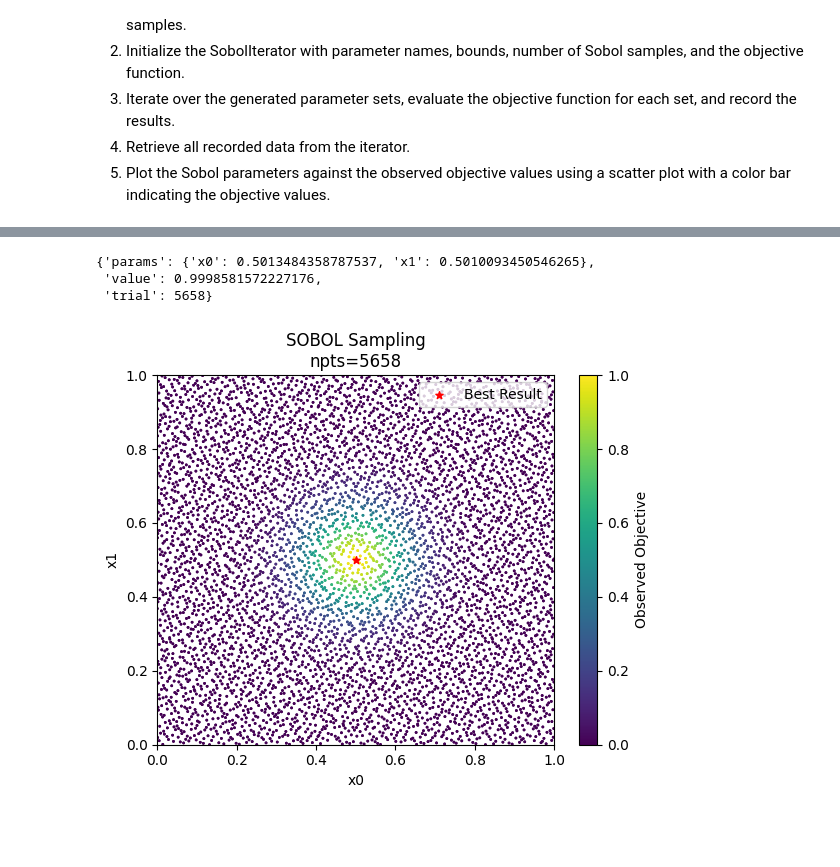
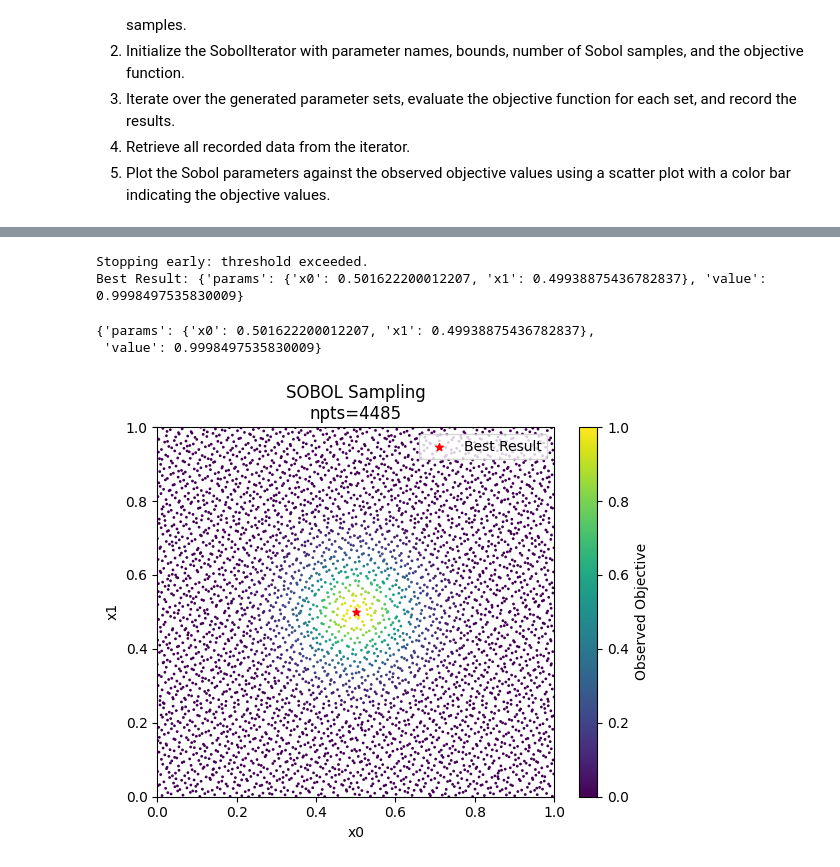
Before and after one commit to dnzckn/BasicBO, a Jupyter notebook: SOBOL_tutorial.ipynb, the cells around one changed output, grey strips where cells are left out. Cells and saved outputs as stored; diff of their text form; code cells hidden in the pictures; blank space fills up the shorter version.

```diff
--- a/SOBOL_tutorial.ipynb
+++ b/SOBOL_tutorial.ipynb
@@ -46,31 +14,67 @@ Stopping early: threshold exceeded.
+# %%
+from BO_Iterator import SobolIterator, SyntheticGaussian
+
+# Define the optimization parameters
+param_names = ["x0", "x1"]
+param_bounds = [(0, 1), (0, 1)]
+
+# Define the objective function
+objective_function = SyntheticGaussian(centers=[0.5, 0.5], sigma=0.1, n_samples=1).read
+
+# Initialize the Sobol Iterator
+iterator = SobolIterator(
+    param_names=param_names,
+    param_bounds=param_bounds,
+    n_sobol=1e5,  # Number of Sobol samples
+    objective_function=objective_function,  # Objective function to evaluate
+    threshold=0.9995,  # Stopping threshold
+    maximize=True,  # Whether to maximize or minimize
+)
+
+# Run the optimization loop
+trial = 0
+for param_dict in iterator:
+    objective = iterator.evaluate_objective(param_dict)
+    trial += 1
+
+# Retrieve the best parameters and value from the iterator
+best_result = {"params": iterator.best_params, "value": iterator.best_value}
+
+# Retrieve all recorded data
+data = iterator.get_all_data()
+
+# Display results
+print("Best Result:", best_result)
+# %% [output]
+Stopping early: threshold exceeded.
+Best Result: {'params': {'x0': 0.501622200012207, 'x1': 0.49938875436782837}, 'value': 0.9998497535830009}
 # %%
 best_result
 # %% [output]
-{'params': {'x0': 0.5013484358787537, 'x1': 0.5010093450546265},
- 'value': 0.9998581572227176,
- 'trial': 5658}
+{'params': {'x0': 0.501622200012207, 'x1': 0.49938875436782837},
+ 'value': 0.9998497535830009}
 # %%
 import matplotlib.pyplot as plt
 import numpy as np
 
 param_names = iterator.param_names
-sobol_params = np.array([[d[name] for name in param_names] for d in data['sobol_params']])
-observed_objective = [obj[0] for obj in data['observed_objective']]
+sobol_params = np.array([[d[name] for name in param_names] for d in data['params']])
+observed_objective = [obj[0] for obj in data['results']]
 
 scatter = plt.scatter(sobol_params[:,0], sobol_params[:,1], c=observed_objective, s=1)
 best_scatter = plt.scatter(best_result["params"]["x0"], best_result["params"]["x1"], c='red', s=30, label='Best Result', marker='*')
 cbar = plt.colorbar(scatter)
 cbar.set_label('Observed Objective')
 
 plt.xlabel('x0')
 plt.ylabel('x1')
-plt.title(f'SOBOL Sampling\nnpts={trial_count-1}')
+plt.title(f'SOBOL Sampling\nnpts={trial-1}')
 
 plt.xlim(param_bounds[0][0], param_bounds[0][1])
 plt.ylim(param_bounds[1][0], param_bounds[1][1])
 scatter.set_clim(0, 1)
 plt.legend(loc='upper right')
 
 plt.show()
 # %% [output]
-[figure, old version]
+[figure, new version]
```
Also changed, not shown: parts of 1 cell of this notebook, 5 other files.
